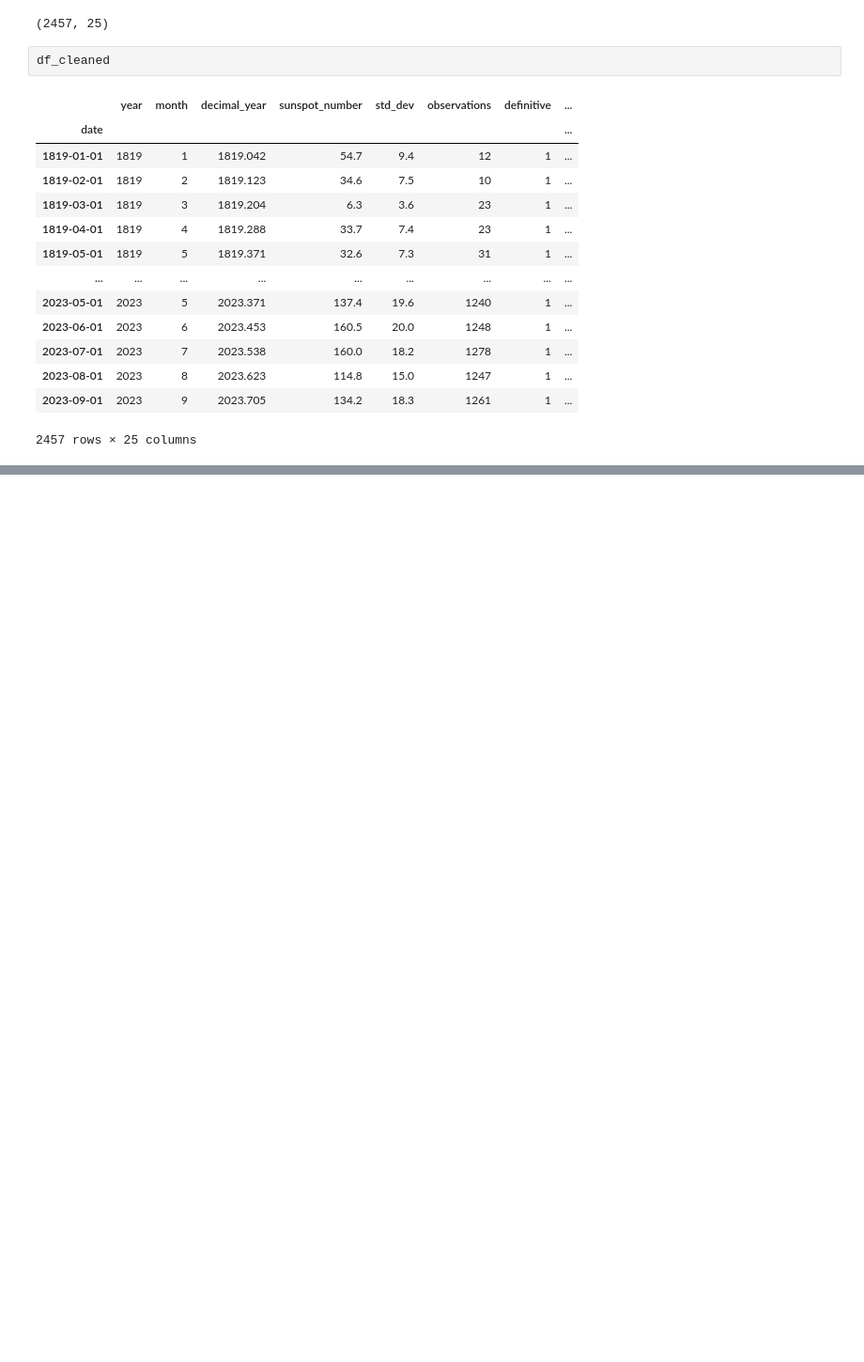
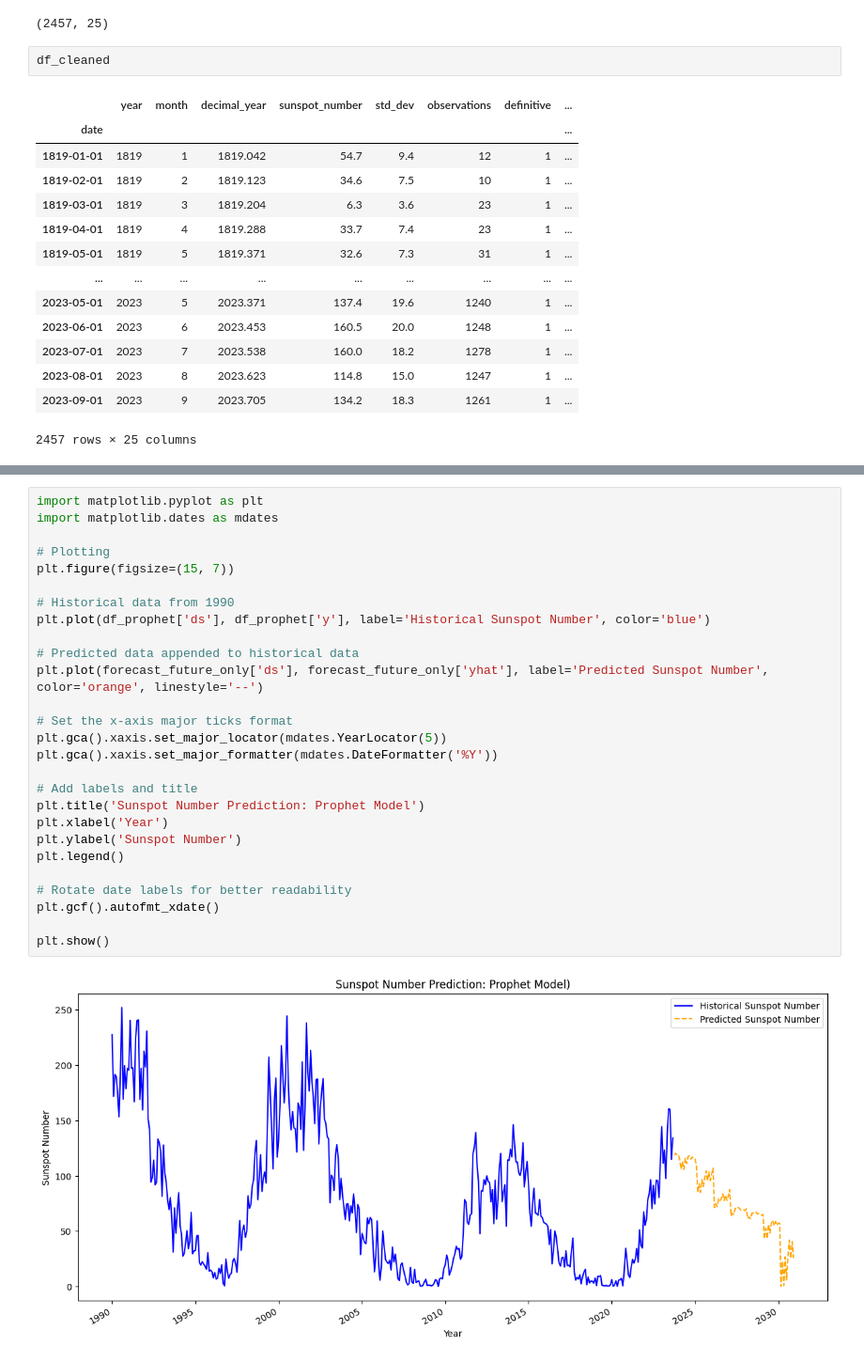
Before and after one commit to SarahAmiraslani/solar-wind-coronal-origin, a Jupyter notebook: notebooks/08_sunspot_prediction.ipynb, the cells around one changed output, grey strips where cells are left out. Shown at 94% size. Drawn from its saved outputs; the diff is of its cells as text; blank space fills up the shorter version.

```diff
--- a/notebooks/08_sunspot_prediction.ipynb
+++ b/notebooks/08_sunspot_prediction.ipynb
@@ -531,0 +298,29 @@ Lastly, the Prophet model, designed specifically for time series forecasting wit
+# %%
+import matplotlib.pyplot as plt
+import matplotlib.dates as mdates
+
+# Plotting
+plt.figure(figsize=(15, 7))
+
+# Historical data from 1990
+plt.plot(df_prophet['ds'], df_prophet['y'], label='Historical Sunspot Number', color='blue')
+
+# Predicted data appended to historical data
+plt.plot(forecast_future_only['ds'], forecast_future_only['yhat'], label='Predicted Sunspot Number', color='orange', linestyle='--')
+
+# Set the x-axis major ticks format
+plt.gca().xaxis.set_major_locator(mdates.YearLocator(5))
+plt.gca().xaxis.set_major_formatter(mdates.DateFormatter('%Y'))
+
+# Add labels and title
+plt.title('Sunspot Number Prediction: Prophet Model')
+plt.xlabel('Year')
+plt.ylabel('Sunspot Number')
+plt.legend()
+
+# Rotate date labels for better readability
+plt.gcf().autofmt_xdate()
+
+plt.show()
+# %% [output]
+[figure, added]
```
Also changed, not shown: parts of 43 cells of this notebook.
